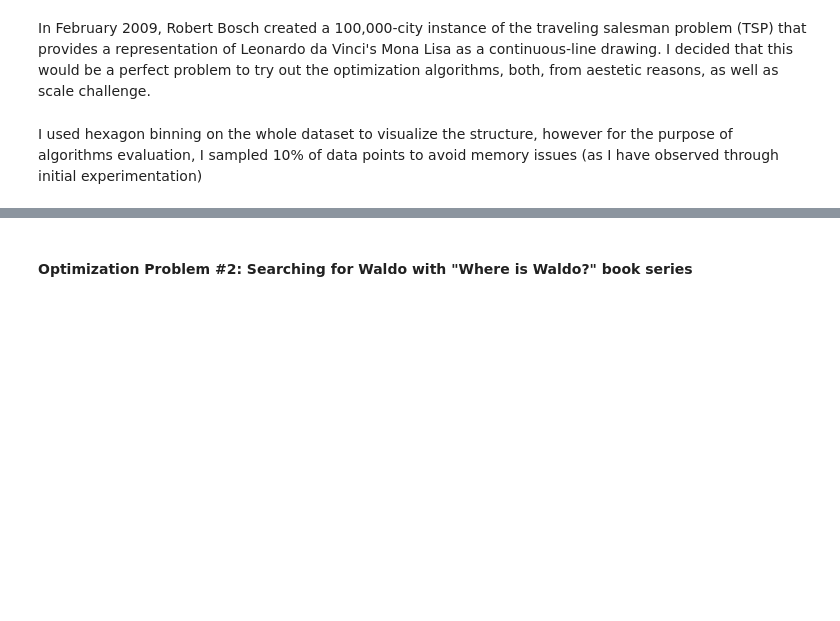
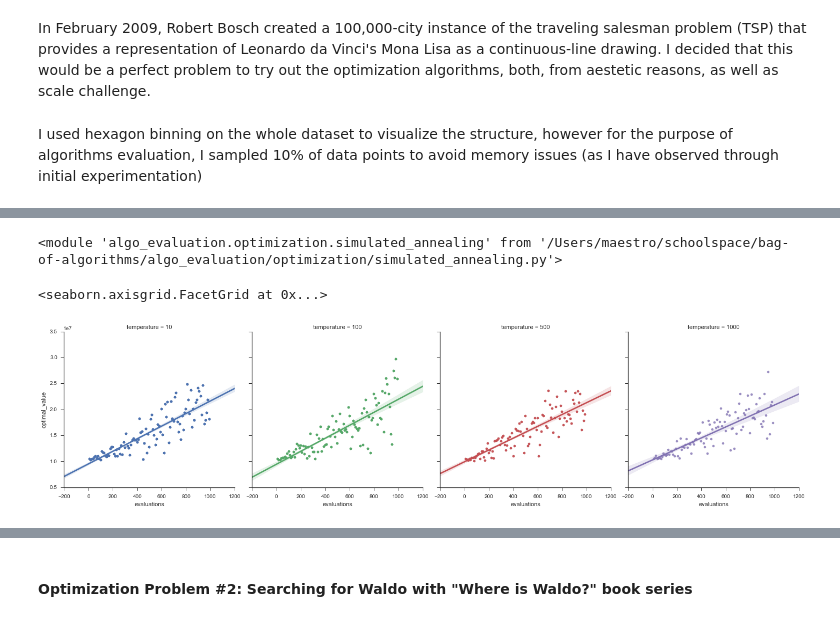
Before and after one commit to sshegheva/bag-of-algorithms, a Jupyter notebook: analysis/notebooks/RandomizedOptimization.ipynb, the cells around one changed output, grey strips where cells are left out. Saved outputs shown, nothing was run; the diff lists cells and outputs as text; code cells hidden in the pictures; blank space fills up the shorter version.

Commit message:
make progress on hill climbing and simulated annealing

```diff
--- a/analysis/notebooks/RandomizedOptimization.ipynb
+++ b/analysis/notebooks/RandomizedOptimization.ipynb
@@ -81,6 +79,11 @@ df = load_mona_lisa(sample_size=100000, display=True)
 df_sampled = load_mona_lisa(sample_size=1000, display=False)
 # %%
 from algo_evaluation.optimization import tsp, hill_climbing, simulated_annealing
+reload
+#reload(hill_climbing)
+reload(simulated_annealing)
+# %% [output]
+<module 'algo_evaluation.optimization.simulated_annealing' from '/Users/maestro/schoolspace/bag-of-algorithms/algo_evaluation/optimization/simulated_annealing.py'>
 # %%
 optimization_problem = tsp.make_monalisa_tsp(df_sampled)
 # %%
@@ -90,3 +95,10 @@ df_sa = simulated_annealing.evaluate_sa(optimization_problem)
+# %%
+import seaborn as sns
+sns.set(style="ticks")
+sns.lmplot("evaluations", "optimal_value", data=df_sa, col='temperature',hue='temperature')
+# %% [output]
+<seaborn.axisgrid.FacetGrid at 0x...>
+[figure, added]
 # %%
 import seaborn as sns
 sns.set(style="ticks")
```
Also changed, not shown: parts of 7 cells of this notebook, 3 other files.
